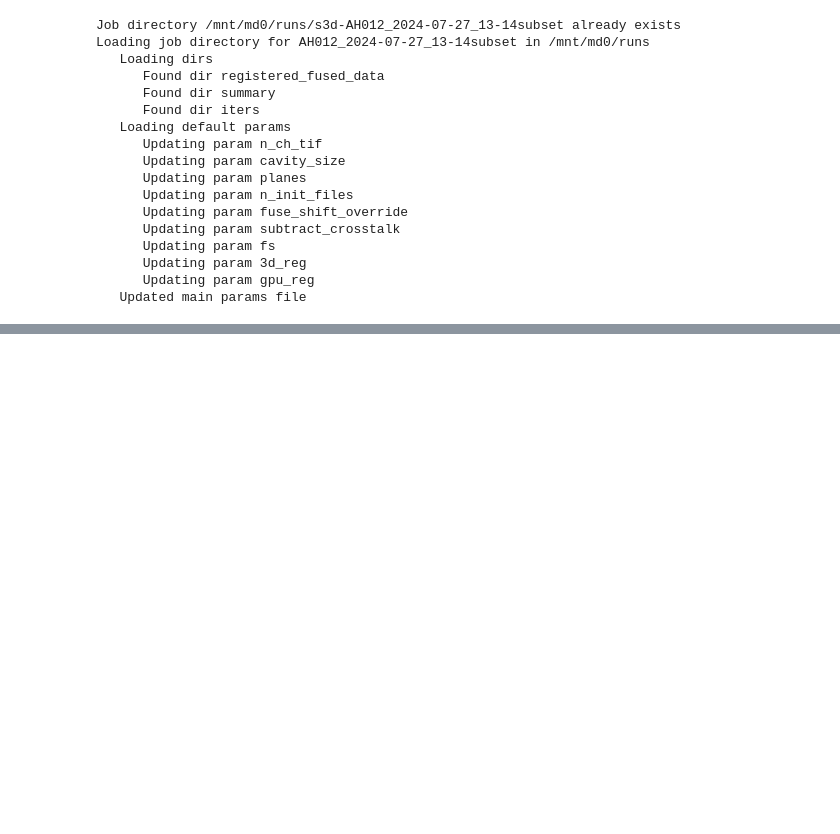
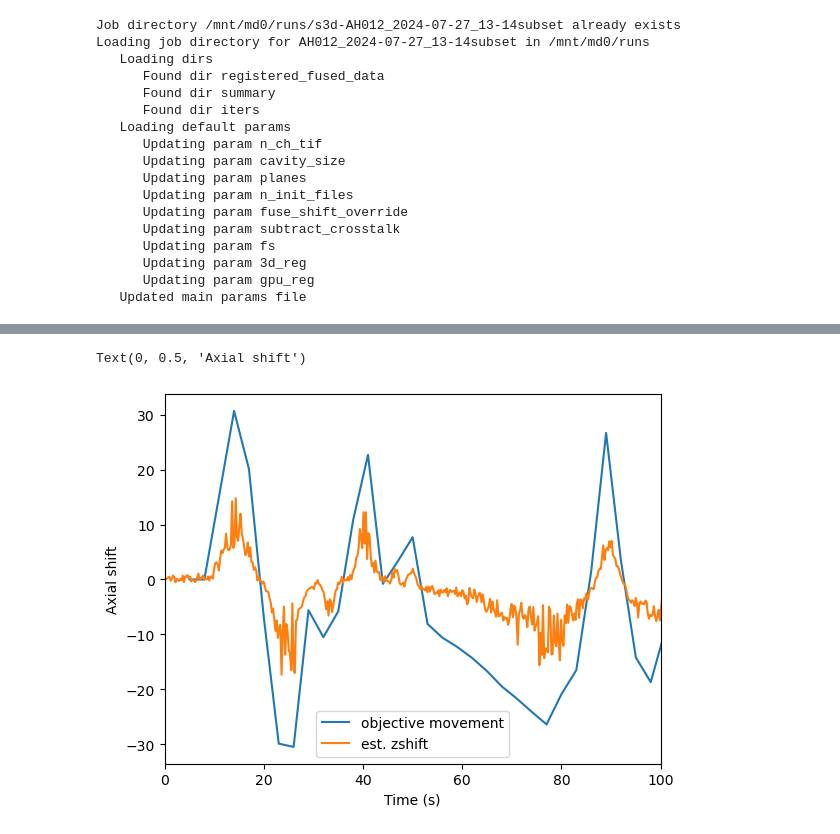
Before and after one commit to alihaydaroglu/suite3d, a Jupyter notebook: runs/Suite3D/ZSHIFT-AH012-2024-07-27.ipynb, the cells around one changed output, grey strips where cells are left out. Cells and saved outputs as stored; diff of their text form; code cells hidden in the pictures; blank space fills up the shorter version.

```diff
--- a/runs/Suite3D/ZSHIFT-AH012-2024-07-27.ipynb
+++ b/runs/Suite3D/ZSHIFT-AH012-2024-07-27.ipynb
@@ -233,0 +357,10 @@ Numba: Attempted to fork from a non-main thread, the TBB library may be in an in
+# %%
+plt.plot(zshift_ts + 5, zshifts, label='objective movement')
+plt.plot(pixshift_ts, 20 * pixshift[:,0], label='est. zshift')
+plt.xlim(0,100)
+plt.legend()
+plt.xlabel("Time (s)")
+plt.ylabel("Axial shift")
+# %% [output]
+Text(0, 0.5, 'Axial shift')
+[figure, added]
```
Also changed, not shown: parts of 17 cells of this notebook, 24 other files.
